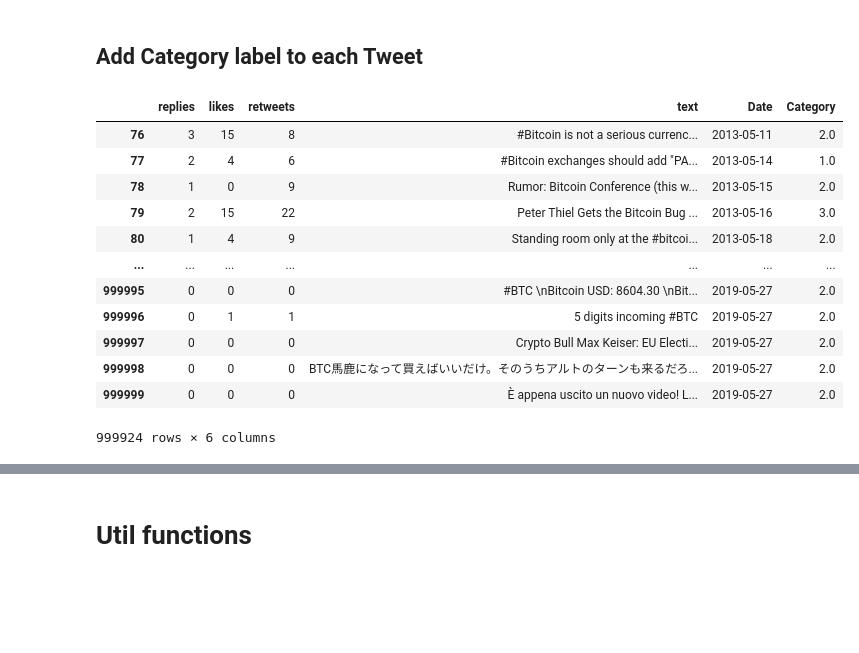
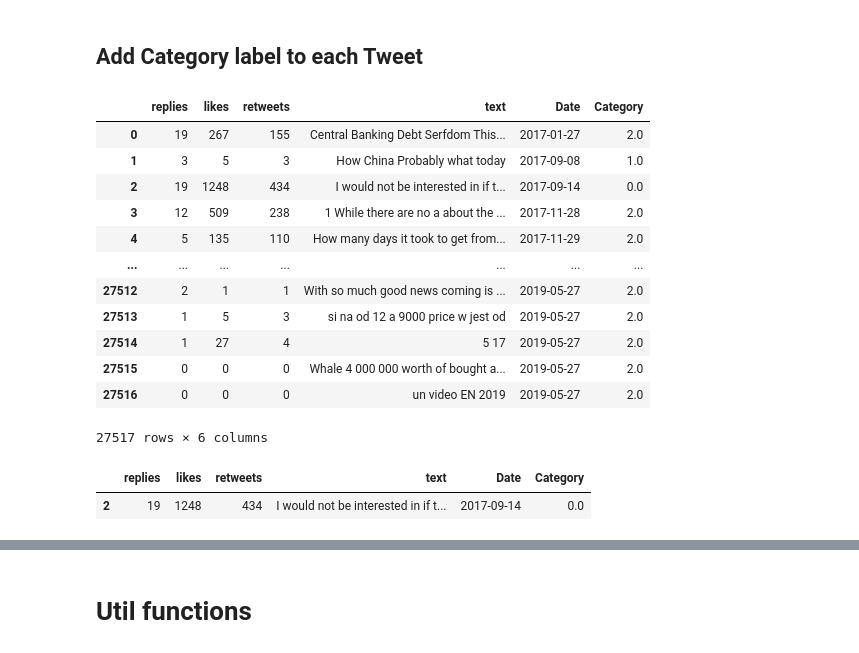
Before and after one commit to AmaruEscalante/bigdata-crypto, a Jupyter notebook: notebooks/Tweets_Labeling.ipynb, the cells around one changed output, grey strips where cells are left out. Drawn from its saved outputs; the diff is of its cells as text; code cells hidden in the pictures; blank space fills up the shorter version.

```diff
--- a/notebooks/Tweets_Labeling.ipynb
+++ b/notebooks/Tweets_Labeling.ipynb
@@ -7,7 +7,7 @@ import numpy as np
 # clean_tweets_part_2.csv #Contains data from 2015-11-03 to 2017-02-17
 filename = 'gs://bigdata-general/clean/clean_tweets_part_0.csv'
 
-tweets = pd.read_csv(filename, delimiter=',', index_col=0)
+tweets = pd.read_csv(filename, delimiter=',', index_col=0, nrows=30000)
 # Convert timestamp to date object
 tweets['timestamp'] = pd.to_datetime(tweets['timestamp']).dt.date
 tweets
@@ -38,6 +38,7 @@ def cleaner(tweet):
     tweet = re.sub("@[A-Za-z0-9]+","",tweet) #Remove @ sign
     tweet = re.sub(r"(?:\@|http?\://|https?\://|www)\S+", "", tweet) #Remove http links
     tweet = re.sub(r'[^\x00-\x7F]+',' ', tweet) #Remove non-ASCII characters
+    tweet = re.sub(r'[^\w]', ' ', tweet) #Remove Symbols and punctuation
     tweet = " ".join(tweet.split())
     #tweet = ''.join(c for c in tweet if c not in emoji.UNICODE_EMOJI) #Remove Emojis
     tweet = tweet.replace("#", "").replace("_", " ") #Remove hashtag sign but keep the text
@@ -181,21 +182,27 @@ for key, value in date_cat_dict.items():
 # %%
  # Drop rows with missing Category value
  tweets = tweets[tweets['Category'].notnull()]
- tweets.reset_index(drop=True)
+ tweets = tweets.reset_index(drop=True)
+ tweets
 # %% [output]
 |  | replies | likes | retweets | text | Date | Category |
-| 76 | 3 | 15 | 8 | #Bitcoin is not a serious currenc... | 2013-05-11 | 2.0 |
-| 77 | 2 | 4 | 6 | #Bitcoin exchanges should add "PA... | 2013-05-14 | 1.0 |
-| 78 | 1 | 0 | 9 | Rumor: Bitcoin Conference (this w... | 2013-05-15 | 2.0 |
-| 79 | 2 | 15 | 22 | Peter Thiel Gets the Bitcoin Bug ... | 2013-05-16 | 3.0 |
-| 80 | 1 | 4 | 9 | Standing room only at the #bitcoi... | 2013-05-18 | 2.0 |
+| 0 | 19 | 267 | 155 | Central Banking Debt Serfdom This... | 2017-01-27 | 2.0 |
+| 1 | 3 | 5 | 3 | How China Probably what today | 2017-09-08 | 1.0 |
+| 2 | 19 | 1248 | 434 | I would not be interested in if t... | 2017-09-14 | 0.0 |
+| 3 | 12 | 509 | 238 | 1 While there are no a about the ... | 2017-11-28 | 2.0 |
+| 4 | 5 | 135 | 110 | How many days it took to get from... | 2017-11-29 | 2.0 |
 | ... | ... | ... | ... | ... | ... | ... |
-| 999995 | 0 | 0 | 0 | #BTC \nBitcoin USD: 8604.30 \nBit... | 2019-05-27 | 2.0 |
-| 999996 | 0 | 1 | 1 | 5 digits incoming #BTC | 2019-05-27 | 2.0 |
-| 999997 | 0 | 0 | 0 | Crypto Bull Max Keiser: EU Electi... | 2019-05-27 | 2.0 |
-| 999998 | 0 | 0 | 0 | BTC馬鹿になって買えばいいだけ。そのうちアルトのターンも来るだろ... | 2019-05-27 | 2.0 |
-| 999999 | 0 | 0 | 0 | È appena uscito un nuovo video! L... | 2019-05-27 | 2.0 |
+| 27512 | 2 | 1 | 1 | With so much good news coming is ... | 2019-05-27 | 2.0 |
+| 27513 | 1 | 5 | 3 | si na od 12 a 9000 price w jest od | 2019-05-27 | 2.0 |
+| 27514 | 1 | 27 | 4 | 5 17 | 2019-05-27 | 2.0 |
+| 27515 | 0 | 0 | 0 | Whale 4 000 000 worth of bought a... | 2019-05-27 | 2.0 |
+| 27516 | 0 | 0 | 0 | un video EN 2019 | 2019-05-27 | 2.0 |
-999924 rows × 6 columns
+27517 rows × 6 columns
+# %%
+tweets[tweets.Category == 0]
+# %% [output]
+|  | replies | likes | retweets | text | Date | Category |
+| 2 | 19 | 1248 | 434 | I would not be interested in if t... | 2017-09-14 | 0.0 |
 # %%
 #clean_tweets_part_0.csv
 tweets.to_csv('/home/amaru-razerblade/clean_text_tweets/clean_text_tweets_part_0.csv')
```
Also changed, not shown: parts of 3 cells of this notebook.
